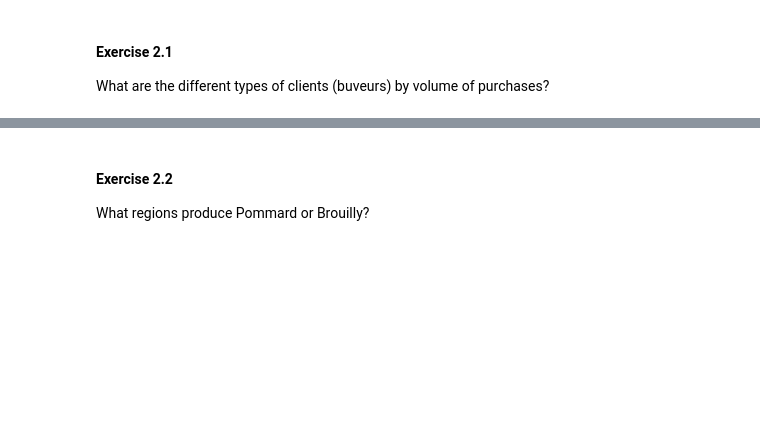
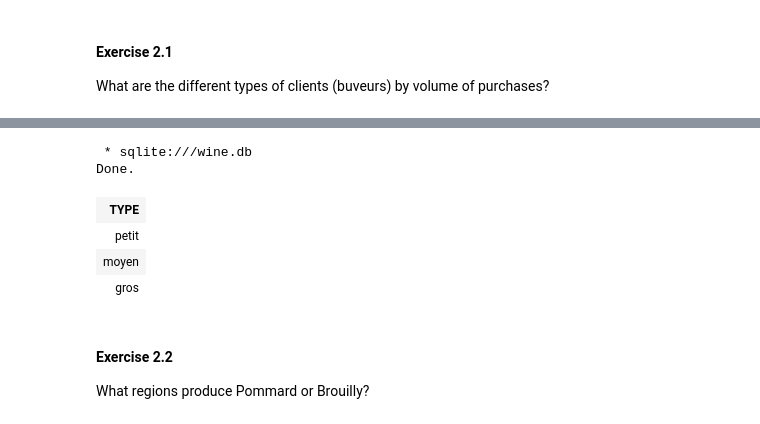
Before and after one commit to manitoug/SQLP1, a Jupyter notebook: TP2/TP_INF725_DB_TP3.ipynb, the cells around one changed output, grey strips where cells are left out. Saved outputs shown, nothing was run; the diff lists cells and outputs as text; code cells hidden in the pictures; blank space fills up the shorter version.

```diff
--- a/TP2/TP_INF725_DB_TP3.ipynb
+++ b/TP2/TP_INF725_DB_TP3.ipynb
@@ -538,3 +553,13 @@ Done.
+# %%
+%%sql
+SELECT DISTINCT TYPE FROM buveurs;
+# %% [output]
+ * sqlite:///wine.db
+Done.
+| TYPE |
+| petit |
+| moyen |
+| gros |
 # %% [markdown]
 #### Exercise 2.2
 
```
Also changed, not shown: parts of 33 cells of this notebook, 2 other files.
